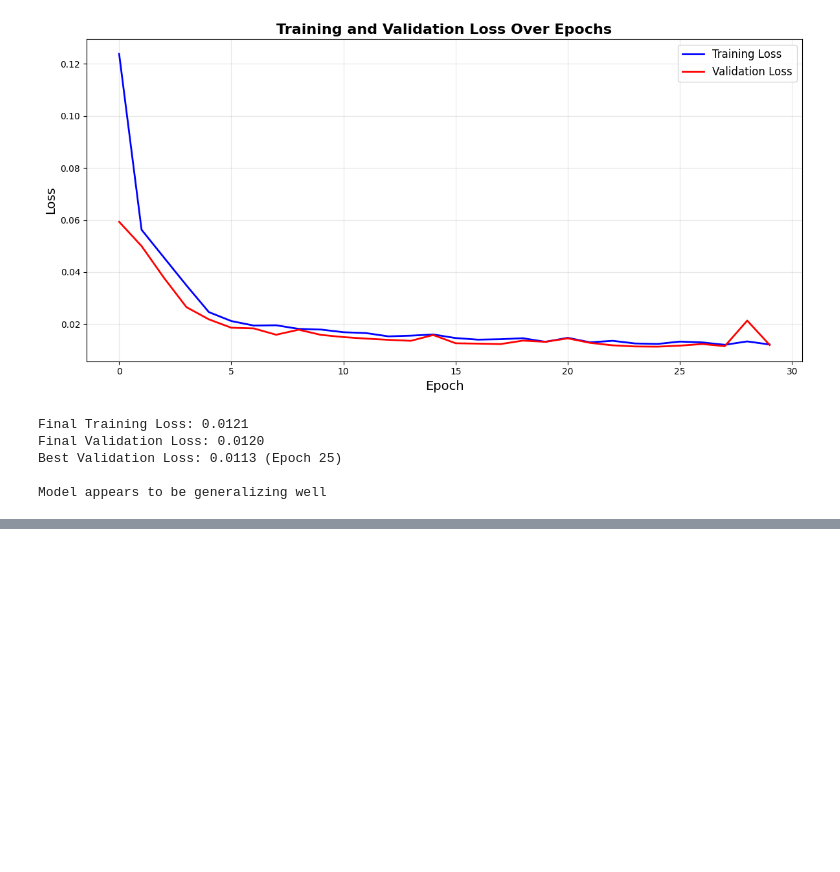
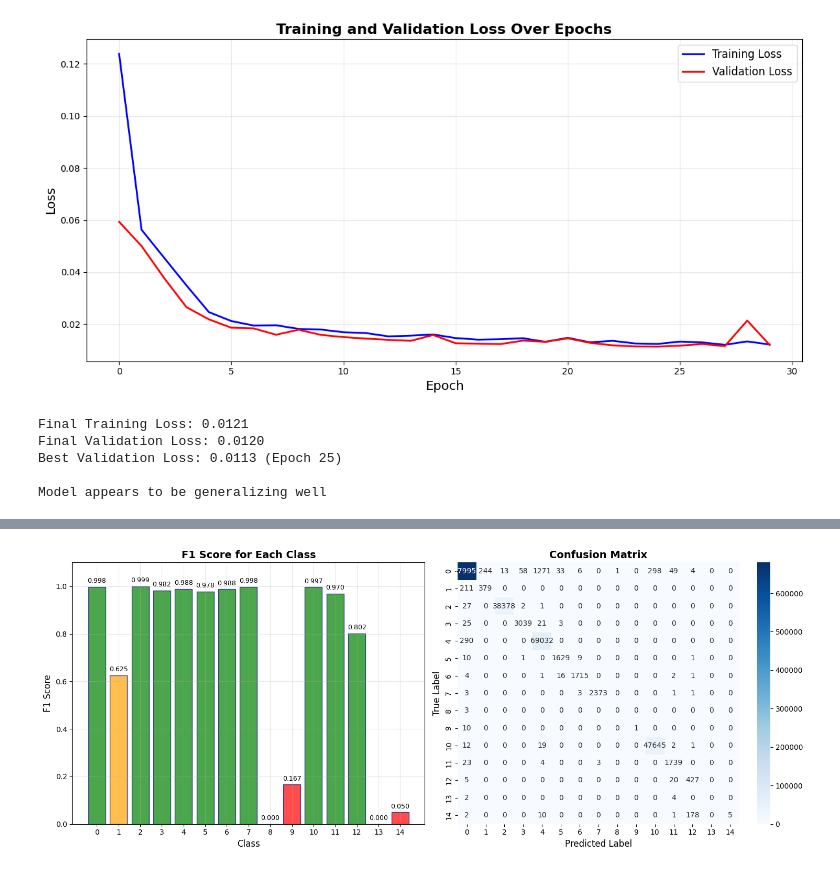
Before and after one commit to vickysivasrivi/AFL-IDHN, a Jupyter notebook: notebooks/cnn-lstm-model.ipynb, the cells around one changed output, grey strips where cells are left out. Saved outputs shown, nothing was run; the diff lists cells and outputs as text; code cells hidden in the pictures; blank space fills up the shorter version.

Commit message:
implemented CNN-LSTM Model

```diff
--- a/notebooks/cnn-lstm-model.ipynb
+++ b/notebooks/cnn-lstm-model.ipynb
@@ -219,3 +219,80 @@ Final Validation Loss: 0.0120
 Best Validation Loss: 0.0113 (Epoch 25)
 
 Model appears to be generalizing well
+# %%
+
+import matplotlib.pyplot as plt
+import seaborn as sns
+import numpy as np
+from sklearn.metrics import f1_score, confusion_matrix, classification_report
+
+# Get predictions
+print("Getting model predictions...")
+y_pred_proba = model.predict(X_test, verbose=0)
+y_pred = np.argmax(y_pred_proba, axis=1)
+
+# Calculate F1 scores
+f1_macro = f1_score(y_test, y_pred, average='macro')
+f1_micro = f1_score(y_test, y_pred, average='micro')
+f1_weighted = f1_score(y_test, y_pred, average='weighted')
+f1_per_class = f1_score(y_test, y_pred, average=None)
+
+# Print results
+print(f"\n{'='*50}")
+print(f"F1 SCORE ANALYSIS")
+print(f"{'='*50}")
+print(f"Macro F1 Score: {f1_macro:.4f}")
+print(f"Micro F1 Score: {f1_micro:.4f}")
+print(f"Weighted F1 Score: {f1_weighted:.4f}")
+print(f"Average F1 Score: {np.mean(f1_per_class):.4f}")
+
+# Create visualizations
+plt.figure(figsize=(15, 6))
+
+# F1 Score per Class
+plt.subplot(1, 2, 1)
+bars = plt.bar(range(num_classes), f1_per_class,
+               color=['green' if x > 0.8 else 'orange' if x > 0.6 else 'red' for x in f1_per_class],
+               edgecolor='navy', alpha=0.7)
+plt.title('F1 Score for Each Class', fontsize=14, fontweight='bold')
+plt.xlabel('Class', fontsize=12)
+plt.ylabel('F1 Score', fontsize=12)
+plt.xticks(range(num_classes))
+plt.grid(True, alpha=0.3)
+plt.ylim(0, 1.1)
+
+# Add value labels on bars
+for i, bar in enumerate(bars):
+    height = bar.get_height()
+    plt.text(bar.get_x() + bar.get_width()/2., height + 0.01,
+            f'{height:.3f}', ha='center', va='bottom', fontsize=9)
+
+# Confusion Matrix
+plt.subplot(1, 2, 2)
+cm = confusion_matrix(y_test, y_pred)
+sns.heatmap(cm, annot=True, fmt='d', cmap='Blues',
+            xticklabels=range(num_classes),
+            yticklabels=range(num_classes))
+plt.title('Confusion Matrix', fontsize=14, fontweight='bold')
+plt.xlabel('Predicted Label', fontsize=12)
+plt.ylabel('True Label', fontsize=12)
+
+plt.tight_layout()
+plt.show()
+
+# Print detailed classification report
+print(f"\n{'='*50}")
+print(f"DETAILED CLASSIFICATION REPORT")
+print(f"{'='*50}")
+print(classification_report(y_test, y_pred))
+
+# Performance summary
+print(f"\n{'='*50}")
+print(f"PERFORMANCE SUMMARY")
+print(f"{'='*50}")
+print(f"Best performing class: Class {np.argmax(f1_per_class)} (F1 = {np.max(f1_per_class):.4f})")
+print(f"Worst performing class: Class {np.argmin(f1_per_class)} (F1 = {np.min(f1_per_class):.4f})")
+print(f"Classes with F1 > 0.9: {np.sum(f1_per_class > 0.9)}")
+print(f"Classes with F1 > 0.8: {np.sum(f1_per_class > 0.8)}")
+print(f"Classes with F1 < 0.5: {np.sum(f1_per_class < 0.5)}")
+# %% [output]
@@ -221,0 +308 @@ Model appears to be generalizing well
+[figure, added]
```
Also changed, not shown: parts of 1 cell of this notebook.
